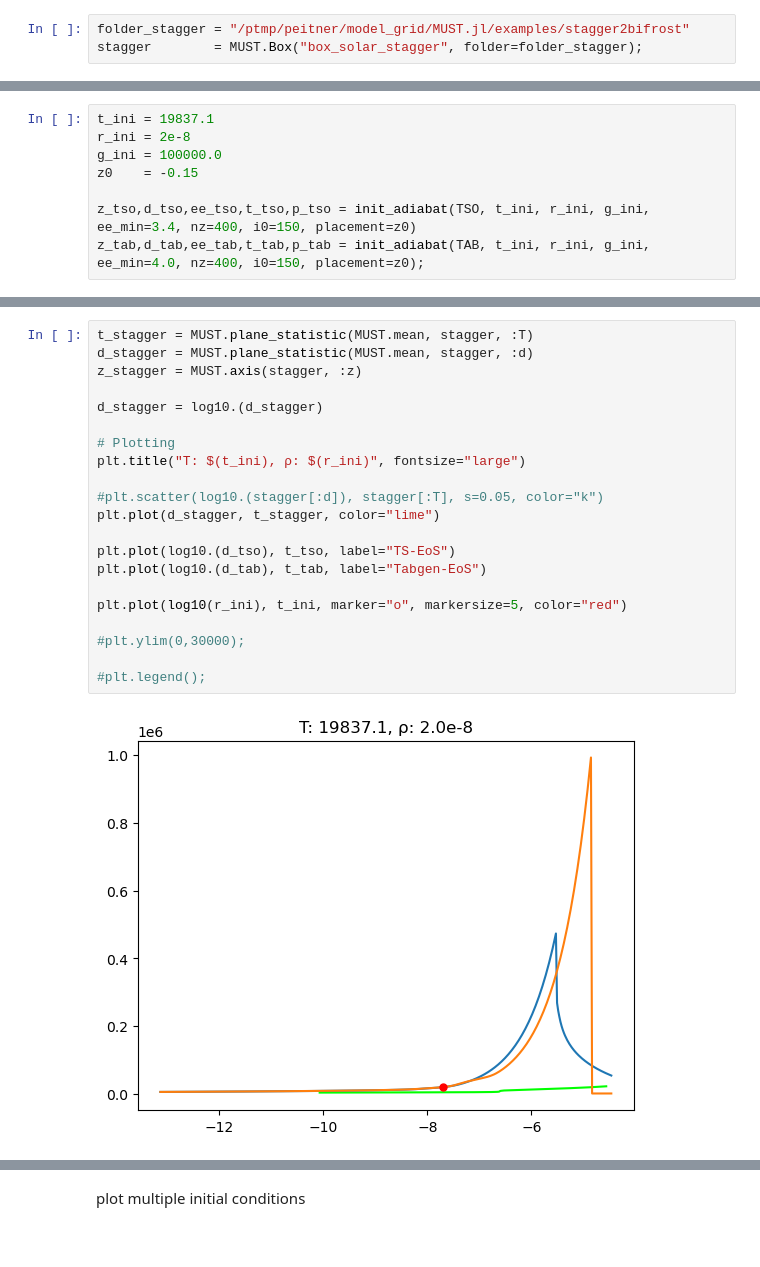
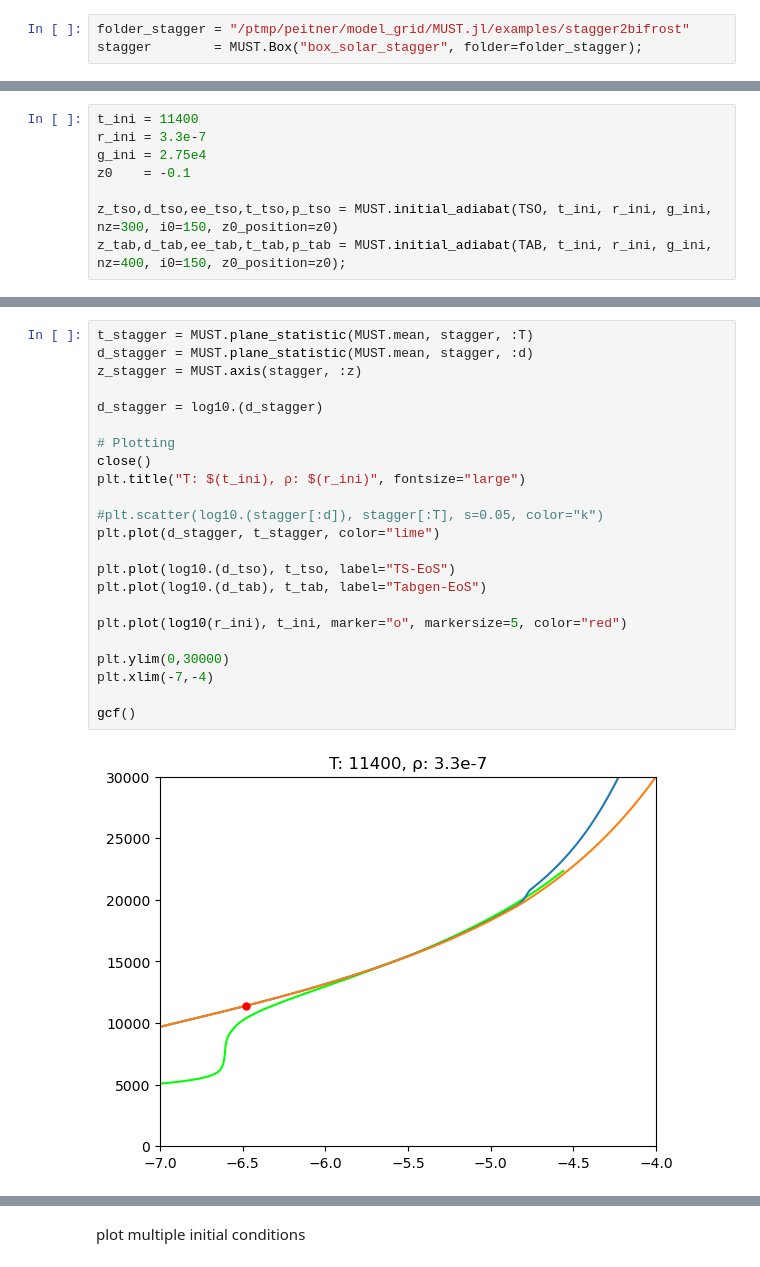
Before and after one commit to pe1995/MUST.jl, a Jupyter notebook: examples/solar_model/test_with_adiabat.ipynb, the cells around one changed output, grey strips where cells are left out. Cells and saved outputs as stored; diff of their text form.

```diff
--- a/examples/solar_model/test_with_adiabat.ipynb
+++ b/examples/solar_model/test_with_adiabat.ipynb
@@ -128,8 +46,8 @@ stagger        = MUST.Box("box_solar_stagger", folder=folder_stagger);
 # %%
-t_ini = 19837.1
-r_ini = 2e-8
-g_ini = 100000.0
-z0    = -0.15
+t_ini = 11400
+r_ini = 3.3e-7
+g_ini = 2.75e4
+z0    = -0.1
 
-z_tso,d_tso,ee_tso,t_tso,p_tso = init_adiabat(TSO, t_ini, r_ini, g_ini, ee_min=3.4, nz=400, i0=150, placement=z0)
-z_tab,d_tab,ee_tab,t_tab,p_tab = init_adiabat(TAB, t_ini, r_ini, g_ini, ee_min=4.0, nz=400, i0=150, placement=z0);
+z_tso,d_tso,ee_tso,t_tso,p_tso = MUST.initial_adiabat(TSO, t_ini, r_ini, g_ini, nz=300, i0=150, z0_position=z0)
+z_tab,d_tab,ee_tab,t_tab,p_tab = MUST.initial_adiabat(TAB, t_ini, r_ini, g_ini, nz=400, i0=150, z0_position=z0);
@@ -158,24 +74,26 @@ plt.plot(stagger_ini2.z, stagger_ini2.lnρ, ls="--")
 # %%
 t_stagger = MUST.plane_statistic(MUST.mean, stagger, :T)
 d_stagger = MUST.plane_statistic(MUST.mean, stagger, :d)
 z_stagger = MUST.axis(stagger, :z)
 
 d_stagger = log10.(d_stagger)
 
 # Plotting
+close()
 plt.title("T: $(t_ini), ρ: $(r_ini)", fontsize="large")
 
 #plt.scatter(log10.(stagger[:d]), stagger[:T], s=0.05, color="k")
 plt.plot(d_stagger, t_stagger, color="lime")
 
 plt.plot(log10.(d_tso), t_tso, label="TS-EoS")
 plt.plot(log10.(d_tab), t_tab, label="Tabgen-EoS")
 
 plt.plot(log10(r_ini), t_ini, marker="o", markersize=5, color="red")
 
-#plt.ylim(0,30000);
+plt.ylim(0,30000)
+plt.xlim(-7,-4)
 
-#plt.legend();
+gcf()
 # %% [output]
-[figure, old version]
+[figure, new version]
 # %%
```
Also changed, not shown: parts of 16 cells of this notebook, 10 other files.
